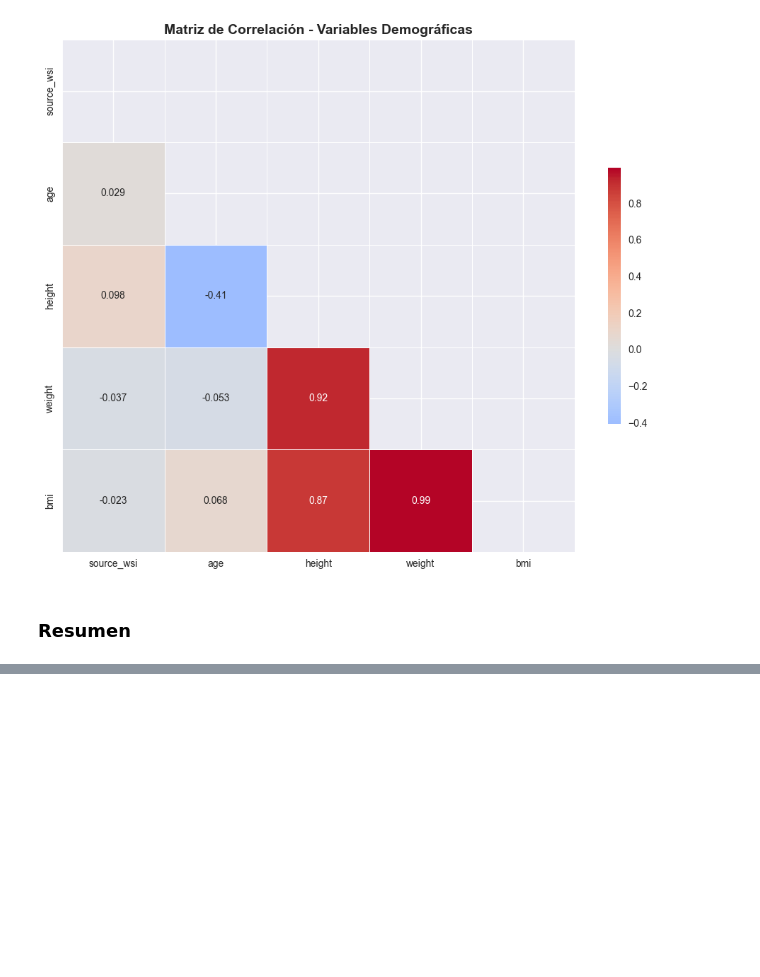
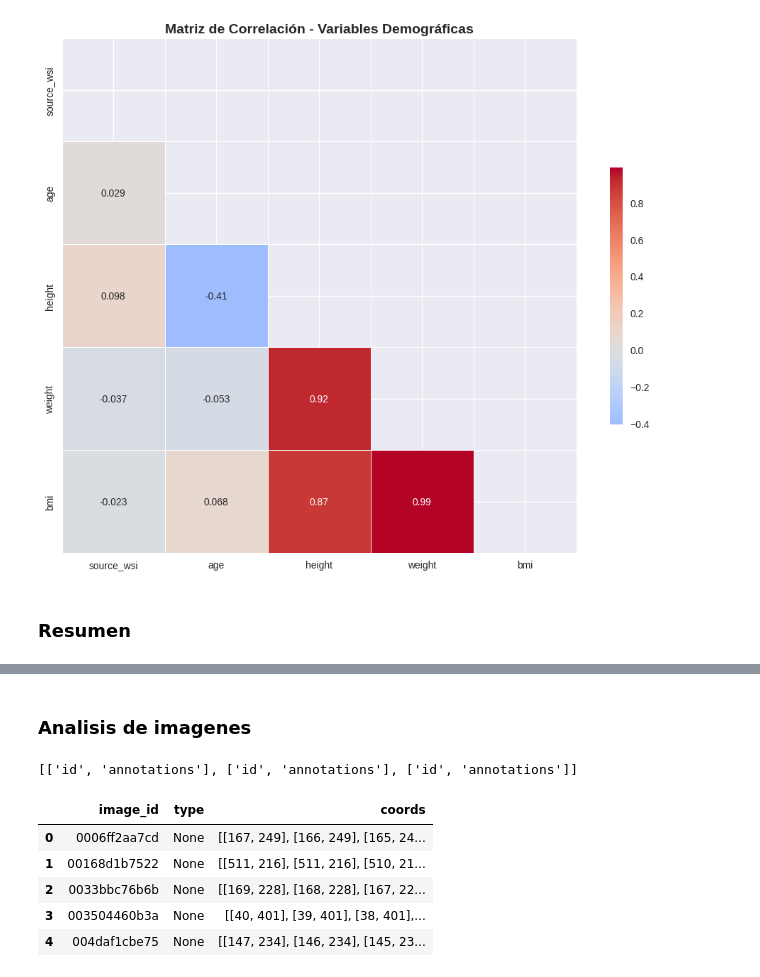
Before and after one commit to Fabiola-cc/DS_Proyecto2, a Jupyter notebook: analisis_exploratorio.ipynb, the cells around one changed output, grey strips where cells are left out. Cells and saved outputs as stored; diff of their text form; code cells hidden in the pictures; blank space fills up the shorter version.

```diff
--- a/analisis_exploratorio.ipynb
+++ b/analisis_exploratorio.ipynb
@@ -472 +472,3 @@ CARACTERÍSTICAS DEMOGRÁFICAS:
    • Rango IMC: 23.0 - 45.5 (promedio: 32.0)
+# %% [markdown]
+### Analisis de imagenes
@@ -472,0 +576,15 @@ CARACTERÍSTICAS DEMOGRÁFICAS:
+# %%
+POLYGONS_JSONL = "data/polygons.jsonl"
+print(peek_jsonl_keys(POLYGONS_JSONL))
+
+# 3) cargar y normalizar
+annotations_df_norm = load_polygons_jsonl_generic(POLYGONS_JSONL)
+annotations_df_norm.head()
+# %% [output]
+[['id', 'annotations'], ['id', 'annotations'], ['id', 'annotations']]
+|  | image_id | type | coords |
+| 0 | 0006ff2aa7cd | None | [[167, 249], [166, 249], [165, 24... |
+| 1 | 00168d1b7522 | None | [[511, 216], [511, 216], [510, 21... |
+| 2 | 0033bbc76b6b | None | [[169, 228], [168, 228], [167, 22... |
+| 3 | 003504460b3a | None | [[40, 401], [39, 401], [38, 401],... |
+| 4 | 004daf1cbe75 | None | [[147, 234], [146, 234], [145, 23... |
```
Also changed, not shown: parts of 8 cells of this notebook, 1 other file.
